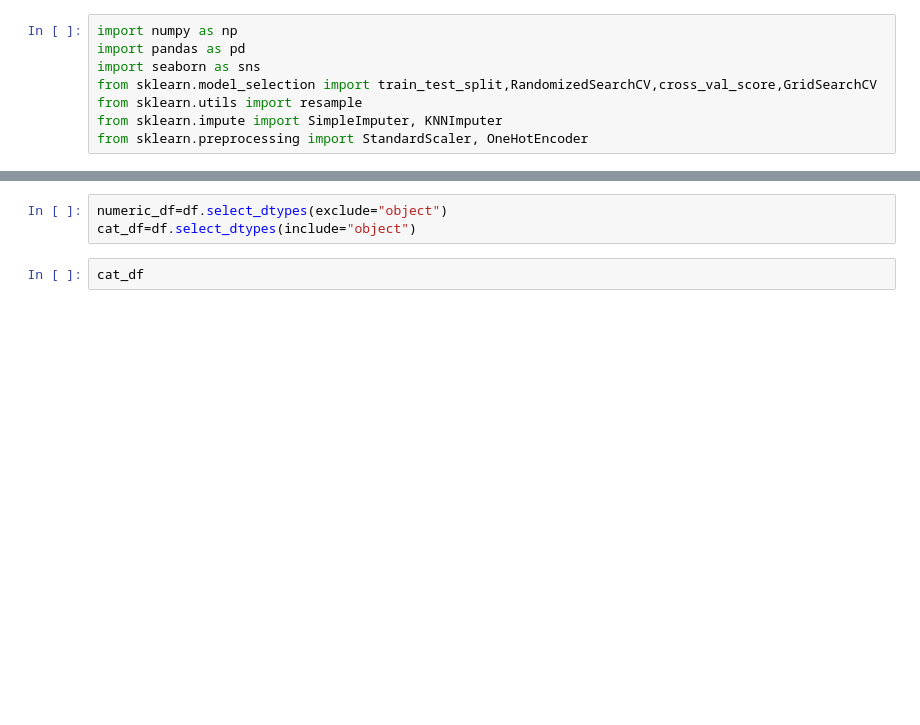
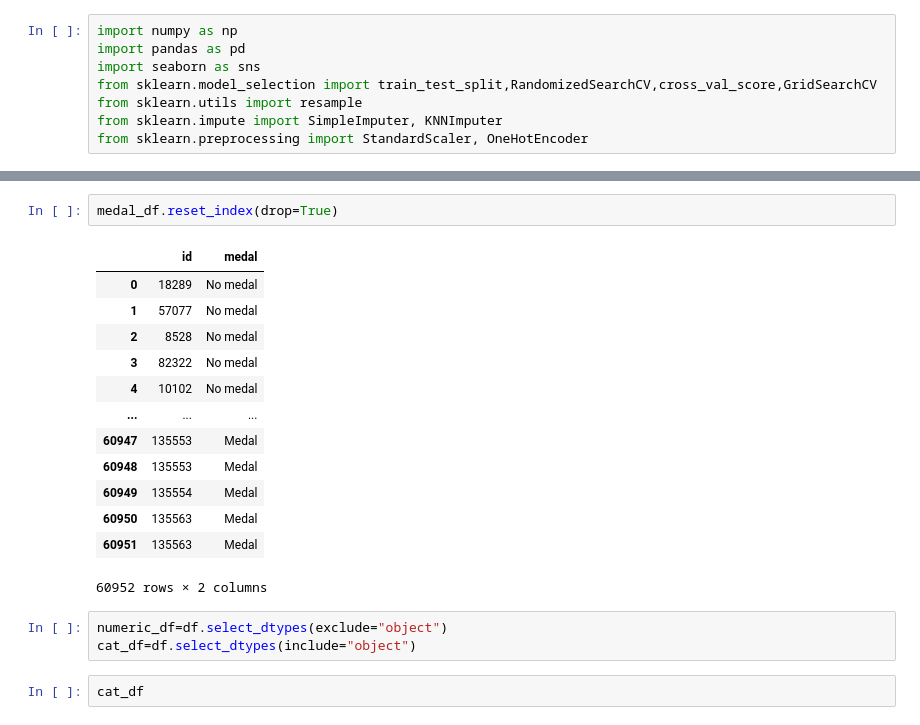
Before and after one commit to krylowicz/olympics, a Jupyter notebook: notebooks/data_encoding.ipynb, the cells around one changed output, grey strips where cells are left out. Cells and saved outputs as stored; diff of their text form; blank space fills up the shorter version.

```diff
--- a/notebooks/data_encoding.ipynb
+++ b/notebooks/data_encoding.ipynb
@@ -29,3 +50,19 @@ medal.reset_index(drop=True)
+# %%
+medal_df.reset_index(drop=True)
+# %% [output]
+|  | id | medal |
+| 0 | 18289 | No medal |
+| 1 | 57077 | No medal |
+| 2 | 8528 | No medal |
+| 3 | 82322 | No medal |
+| 4 | 10102 | No medal |
+| ... | ... | ... |
+| 60947 | 135553 | Medal |
+| 60948 | 135553 | Medal |
+| 60949 | 135554 | Medal |
+| 60950 | 135563 | Medal |
+| 60951 | 135563 | Medal |
+60952 rows × 2 columns
 # %%
 numeric_df=df.select_dtypes(exclude="object")
 cat_df=df.select_dtypes(include="object")
```
Also changed, not shown: parts of 13 cells of this notebook, 6 other files.
